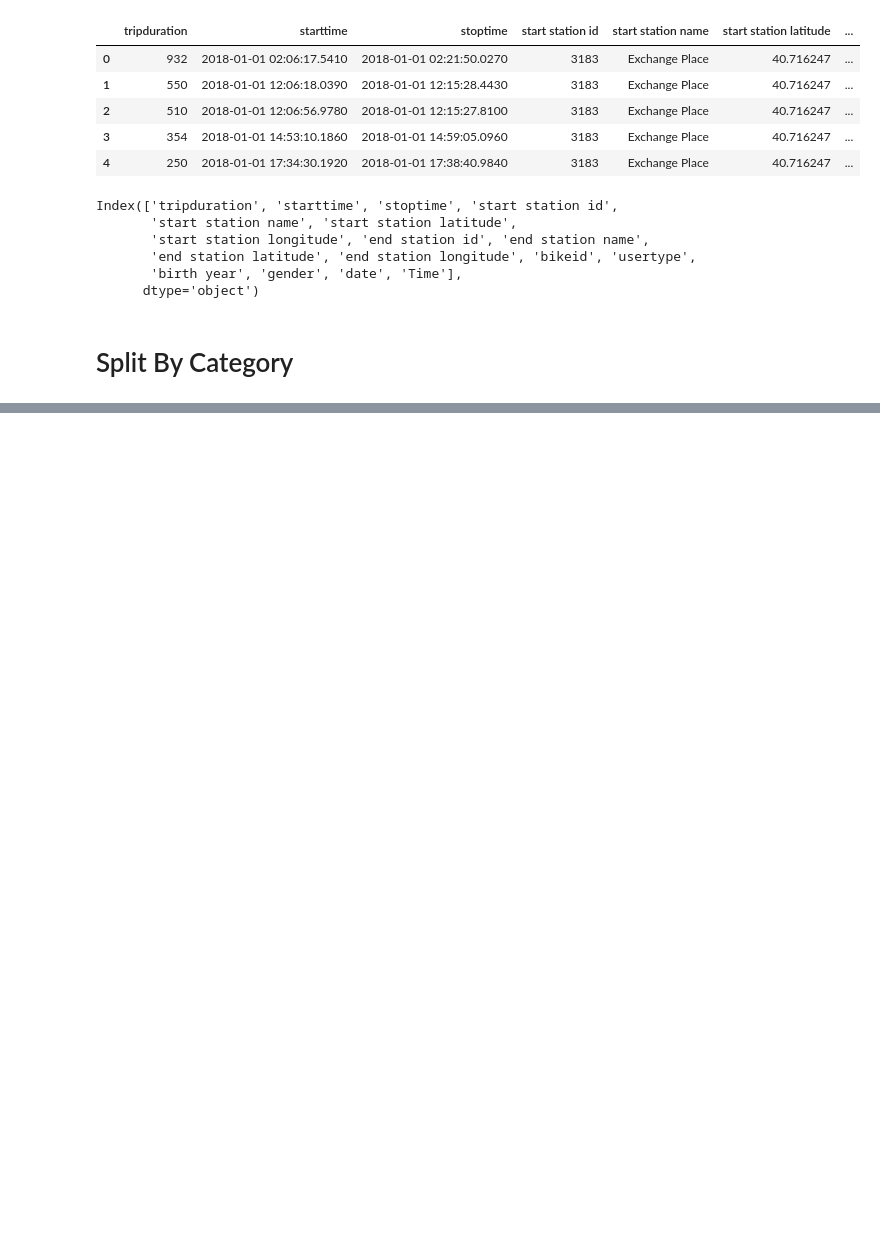
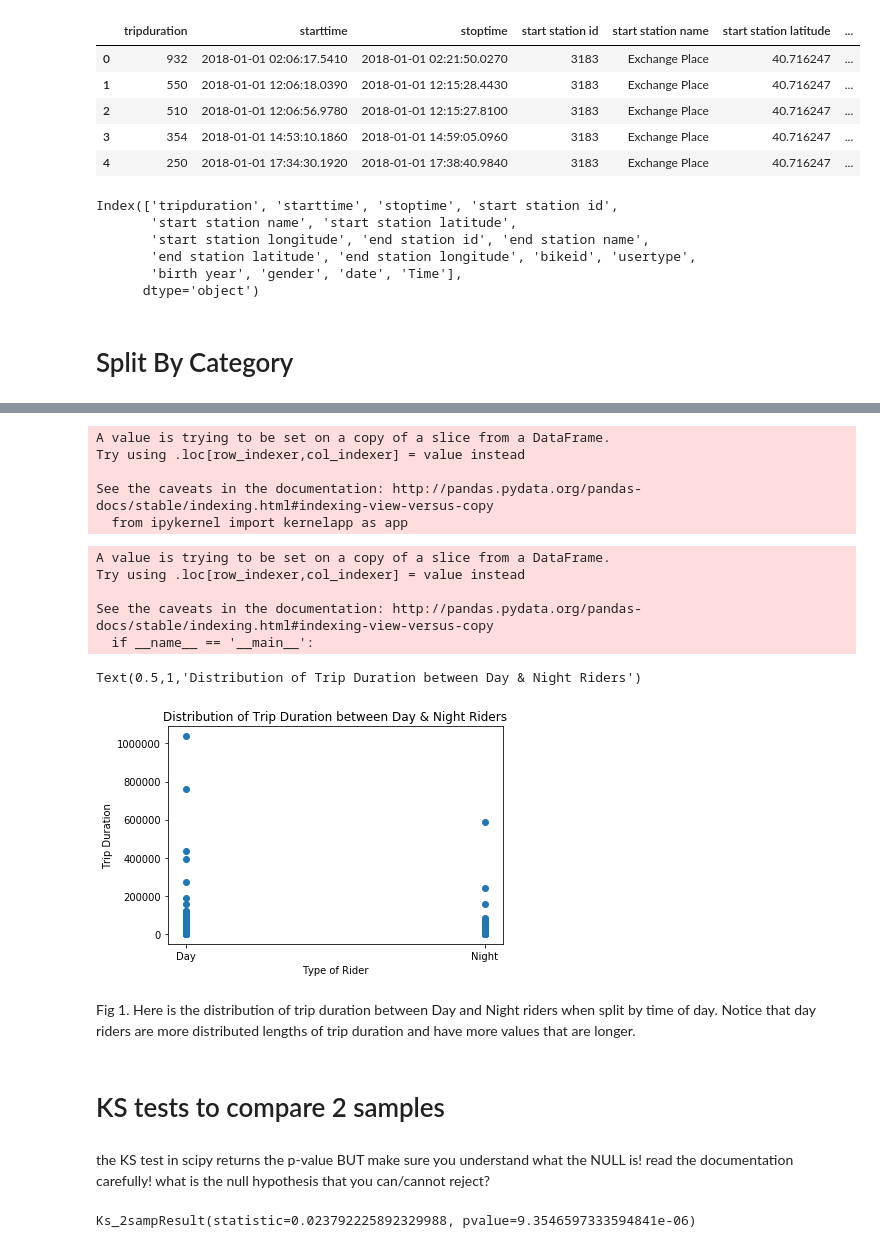
Before and after one commit to sarahJune1/PUI2018_sjs909, a Jupyter notebook: HW5_sjs909/citibikes_compare_distributions_sjs909.ipynb, the cells around one changed output, grey strips where cells are left out. Cells and saved outputs as stored; diff of their text form; code cells hidden in the pictures; blank space fills up the shorter version.

```diff
--- a/HW5_sjs909/citibikes_compare_distributions_sjs909.ipynb
+++ b/HW5_sjs909/citibikes_compare_distributions_sjs909.ipynb
@@ -182,0 +100,37 @@ df['nightR'] = 2015 - df['birth year'][(df['usertype'] == 'Subscriber') & (df['g
+# %%
+Daypeep = df_dayNight.loc[df_dayNight['Time'].between(datetime.time(0),datetime.time(18),inclusive = True)]
+Daypeep['Split'] =  'Day'
+# %% [output]
+A value is trying to be set on a copy of a slice from a DataFrame.
+Try using .loc[row_indexer,col_indexer] = value instead
+
+See the caveats in the documentation: http://pandas.pydata.org/pandas-docs/stable/indexing.html#indexing-view-versus-copy
+  from ipykernel import kernelapp as app
+# %%
+Nightpeep = df_dayNight.loc[df_dayNight['Time'].between(datetime.time(18,1),datetime.time(23,59),inclusive = True)]
+# %%
+Nightpeep['Split'] =  'Night'
+# %% [output]
+A value is trying to be set on a copy of a slice from a DataFrame.
+Try using .loc[row_indexer,col_indexer] = value instead
+
+See the caveats in the documentation: http://pandas.pydata.org/pandas-docs/stable/indexing.html#indexing-view-versus-copy
+  if __name__ == '__main__':
+# %%
+DayNightSplit = pd.concat([Daypeep,Nightpeep],axis=0)
+# %%
+DayNightSplit = DayNightSplit.sort_values(by=['tripduration'])
+# %%
+plt.scatter(DayNightSplit['Split'],DayNightSplit['tripduration'])
+plt.xlabel('Type of Rider')
+plt.ylabel('Trip Duration')
+plt.title('Distribution of Trip Duration between Day & Night Riders')
+# %% [output]
+Text(0.5,1,'Distribution of Trip Duration between Day & Night Riders')
+[figure, added]
+# %% [markdown]
+Fig 1. Here is the distribution of trip duration between Day and Night riders when split by time of day. Notice that day riders are more distributed lengths of trip duration and have more values that are longer.
+# %% [markdown]
+# KS tests to compare 2 samples
+# %% [markdown]
+the KS test in scipy returns the p-value BUT make sure you understand what the NULL is! read the documentation carefully! what is the null hypothesis that you can/cannot reject?
@@ -182,0 +141,4 @@ df['nightR'] = 2015 - df['birth year'][(df['usertype'] == 'Subscriber') & (df['g
+# %%
+print(ks)
+# %% [output]
+Ks_2sampResult(statistic=0.023792225892329988, pvalue=9.3546597333594841e-06)
```
Also changed, not shown: parts of 39 cells of this notebook, 1 other file.
